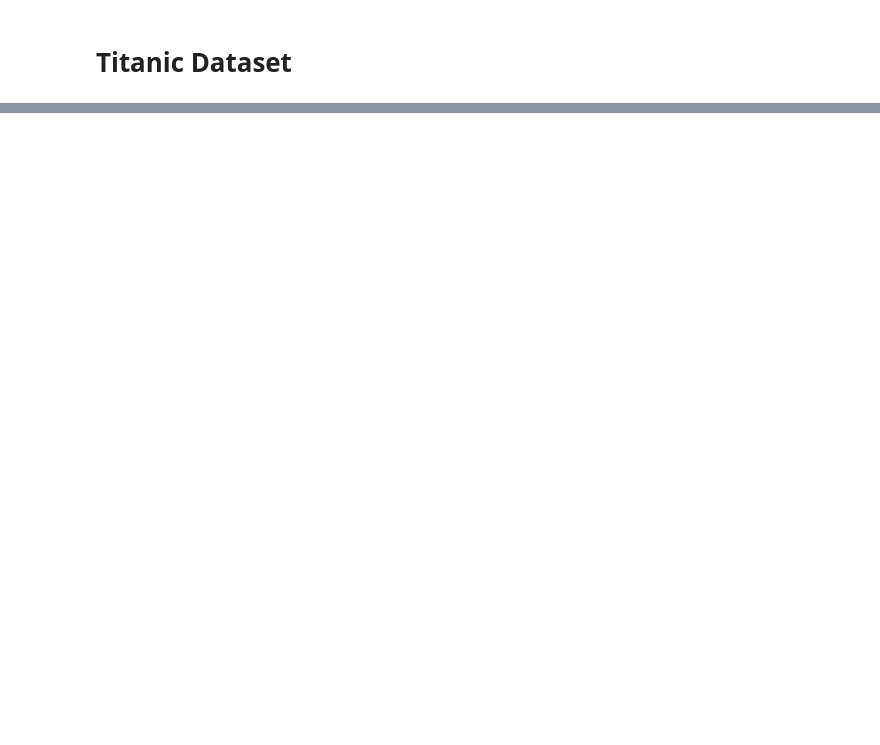
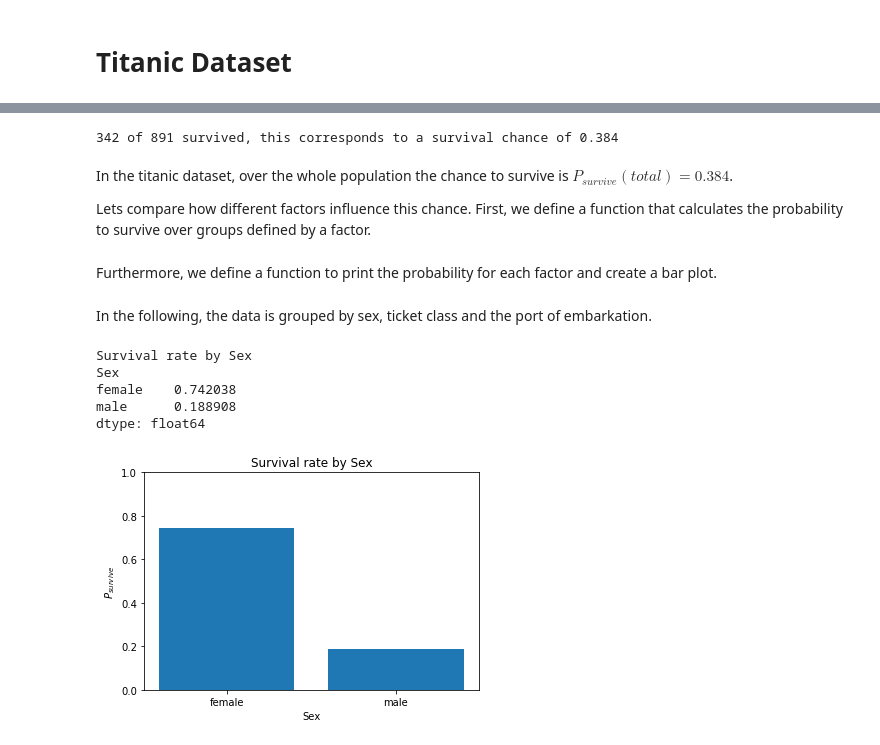
Before and after one commit to girone/udacity, a Jupyter notebook: lessons/Project: Investigate a Dataset/Project - Investigate a Dataset.ipynb, the cells around one changed output, grey strips where cells are left out. Drawn from its saved outputs; the diff is of its cells as text; code cells hidden in the pictures; blank space fills up the shorter version.

```diff
--- a/lessons/Project: Investigate a Dataset/Project - Investigate a Dataset.ipynb
+++ b/lessons/Project: Investigate a Dataset/Project - Investigate a Dataset.ipynb
@@ -24,0 +50,13 @@ data.describe()
+# %%
+import math
+
+def classify_age(age):
+    if age and not math.isnan(age):
+        # Use integer division.
+        return int(age) // 10
+    else:
+        return -1  # instead of NaN
+
+data["AgeClass"] = data["Age"].apply(classify_age)
+
+data.head()
@@ -38,0 +78,54 @@ data.groupby("Pclass").first()
+# %%
+population_size = len(data)
+num_survived = len(data[data["Survived"] == 1])
+p_survival = num_survived / population_size
+print("{} of {} survived, this corresponds to a survival chance of {:.3}"
+     .format(num_survived, population_size, p_survival))
+# %% [output]
+342 of 891 survived, this corresponds to a survival chance of 0.384
+# %% [markdown]
+
+In the titanic dataset, over the whole population the chance to survive is $P_{survive}(total)=0.384$.
+
+Lets compare  how different factors influence this chance. First, we define a function that calculates the probability to survive over groups defined by a factor.
+# %%
+def compute_survival_probabilty(criterion):
+    grouped = data.groupby(criterion)
+    return grouped.sum()["Survived"] / grouped.size()
+# %% [markdown]
+Furthermore, we define a function to print the probability for each factor and create a bar plot.
+# %%
+def show_probability_for_criterion(criterion):
+
+    def get_range_from_group_index(keys):
+        if not type(keys[0]) == str:
+            start = min(keys)
+            end = max(keys) + 1
+            return np.arange(start, end)
+        return np.arange(len(keys))
+
+    title = "Survival rate by {}".format(criterion)
+    pp = compute_survival_probabilty(criterion)
+    print(title)
+    print(pp)
+    keys = list(data.groupby(criterion).groups.keys())
+    x = get_range_from_group_index(keys)
+    %matplotlib inline
+    plt.bar(x, pp)
+    plt.xticks(x, keys)
+    plt.title(title)
+    plt.xlabel(criterion)
+    plt.ylabel(r"$P_{survive}$")
+    axes = plt.gca()
+    axes.set_ylim([0, 1])
+# %% [markdown]
+In the following, the data is grouped by sex, ticket class and the port of embarkation.
+# %%
+show_probability_for_criterion("Sex")
+# %% [output]
+Survival rate by Sex
+Sex
+female    0.742038
+male      0.188908
+dtype: float64
+[figure, added]
```
Also changed, not shown: parts of 15 cells of this notebook.
